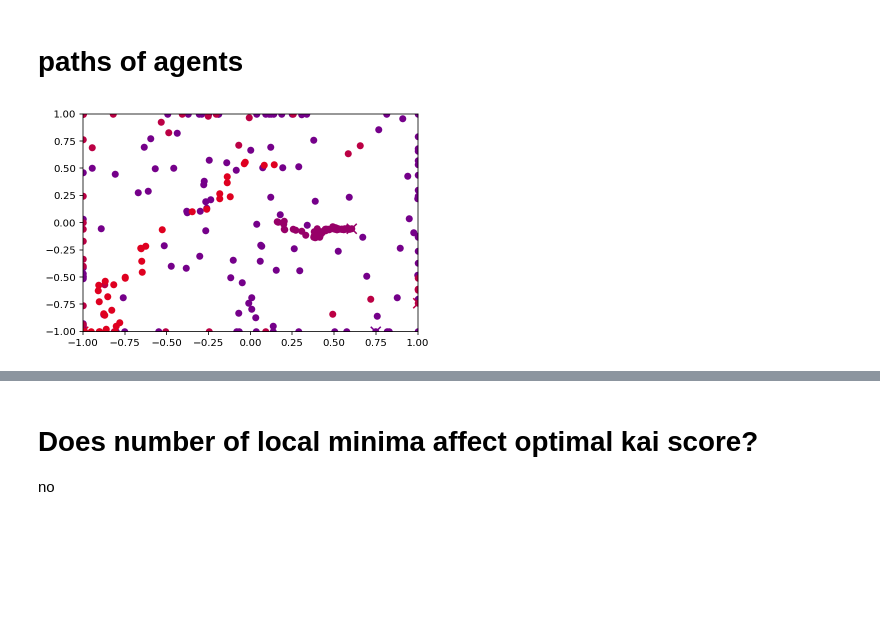
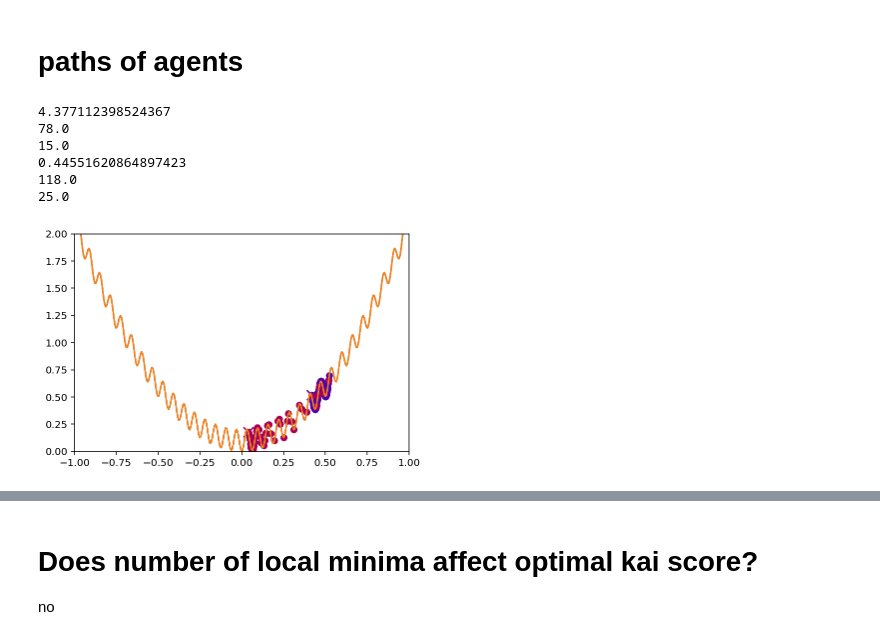
Before and after one commit to sammlapp/SAE_ABM, a Jupyter notebook: ABM_testFunctions_currentScore.ipynb, the cells around one changed output, grey strips where cells are left out. Drawn from its saved outputs; the diff is of its cells as text; code cells hidden in the pictures; blank space fills up the shorter version.

```diff
--- a/ABM_testFunctions_currentScore.ipynb
+++ b/ABM_testFunctions_currentScore.ipynb
@@ -137,6 +137,7 @@ MIN_SPEED = 1.0E-4
 AVG_TEMP = 1
 SD_TEMP = 0.5
 UNIFORM_SPEED = False
+UNIFORM_TEMP = False
 startPositions = None
 
 steps = 500 #0 #100
@@ -461,7 +462,7 @@ class Agent:
     def __init__(self, id=-1):
         self.id = id
         self.score = np.inf
-        self.r = np.random.uniform(size=nDims)
+        self.r = np.random.uniform(-1,1,size=nDims)
         self.nmoves = 0
         self.kai = KAIScore()
         self.speed = calcAgentSpeed(self.kai.KAI)
@@ -1003,7 +1004,7 @@ def teamWorkSpecialized(teamSize,agentConstructor,teamSpecializations,agentTeams
     while i < steps:
 #                 pCi = pComm #*(i/steps) #we can make them wait until later to communicate
         meetingTotal += squad.step(0,showViz,soBias,groupConformityBias)  #putting 0 for pComm here!
-        score = squad.getBestCurrentScore()
+        score = squad.getBestCurrentScore() #getBestCurrentScore
         squad.scoreHistory.append(score)
         if showViz:
             plt.scatter(i,score,marker='o',s=100,c='black')
@@ -1039,13 +1040,23 @@ def teamWorkSharing(teamSize,agentConstructor,teamSpecializations,agentTeams, pC
     if curatedTeams and aiRange is not None and aiScore is not None:
         for team in range(len(teamSpecializations)):
             teamAgents=[a for a in squad.agents if a.team == team]
-            for i in range(len(teamAgents)):
-                myKai = aiScore - aiRange/2.0 + aiRange*(float(i)/(len(teamAgents)-1))
-                a= teamAgents[i]
-                a.kai = findAiScore(myKai)
+            if len(teamAgents)<2:
+                a = teamAgents[0]
+                a.kai = findAiScore(aiScore)
+                a.speed = calcAgentSpeed(a.kai.KAI)
+                a.temp = calcAgentTemp(a.kai.E)
+            else:
+                for i in range(len(teamAgents)):
+                    myKai = aiScore - aiRange/2.0 + aiRange*(float(i)/(len(teamAgents)-1))
+                    a = teamAgents[i]
+                    a.kai = findAiScore(myKai)
+                    a.speed = calcAgentSpeed(a.kai.KAI)
+                    a.temp = calcAgentTemp(a.kai.E)
     for a in squad.agents:
         if UNIFORM_SPEED:
             a.speed = AVG_SPEED
+        if UNIFORM_TEMP:
+            a.temp = AVG_TEMP
         a.startSpeed = a.speed
 
     i = 0 #not for loop bc we need to increment custom ammounts inside loop
@@ -1055,7 +1066,7 @@ def teamWorkSharing(teamSize,agentConstructor,teamSpecializations,agentTeams, pC
             timeFraction = float(i)/steps
             pCommT = pComm * pCommTime[int(timeFraction*len(pCommTime))]
         squad.nMeetings += squad.step(pCommT,showViz,soBias,groupConformityBias)
-        score = squad.getBestCurrentScore()
+        score = squad.getBestCurrentScore() #getBestCurrentScore
         squad.scoreHistory.append(score)
         if showViz:
             plt.scatter(i,score,marker='o',s=100,c='black')
@@ -1111,6 +1122,24 @@ def showPath(agents):
         plt.xlim([-1,1])
         plt.ylim([-1,1])
     plt.show()
+def showScoreVsX(agents):
+    for agent in agents:
+        mem = agent.memory
+        dims = [i for i in range(len(agent.myDims)) if agent.myDims[i]>0]
+        x = []
+        y = []
+        for i in range(len(mem)):
+            m = mem[i]
+            x.append(m.r[dims[0]])
+            y.append(m.score)
+        plt.scatter(x,y,c=aiColor(agent.kai.KAI))
+        plt.scatter(agent.r[dims[0]],agent.score,marker='x',s=100,c=aiColor(agent.kai.KAI))
+        xr = np.linspace(-1,1,300)
+        obj=[objectiveTune([xi],ROUGHNESS) for xi in xr]
+        plt.plot(xr,obj)
+        plt.xlim([-1,1])
+        plt.ylim([0,2])
+    plt.show()
 # a0 = team.agents[9]
 # showScoreHistory(a0)
 # a0.myDims
@@ -1606,7 +1715,24 @@ agentTeams = specializedTeams(nAgents,nTeams)
 teamDims = teamDimensions(nDims,nTeams)
 t = teamWorkProcess(0)
 a = t.agents[0]
+# %%
+a = t.agents[0]
+print(a.startTemp)
+print(a.kai.KAI)
+print(a.kai.E)
+
+b = t.agents[1]
+print(b.startTemp)
+print(b.kai.KAI)# a.startTemp
+print(b.kai.E)
+# %% [output]
+4.377112398524367
+78.0
+15.0
+0.44551620864897423
+118.0
+25.0
 # %%
-showPath(t.agents)
+showScoreVsX(t.agents)
 # %% [output]
-[figure, old version]
+[figure, new version]
```
Also changed, not shown: parts of 17 cells of this notebook.
